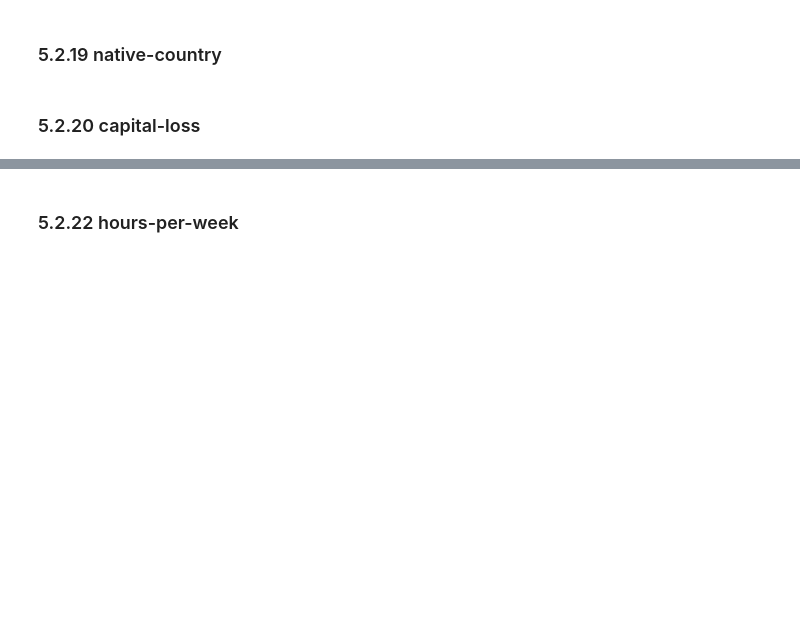
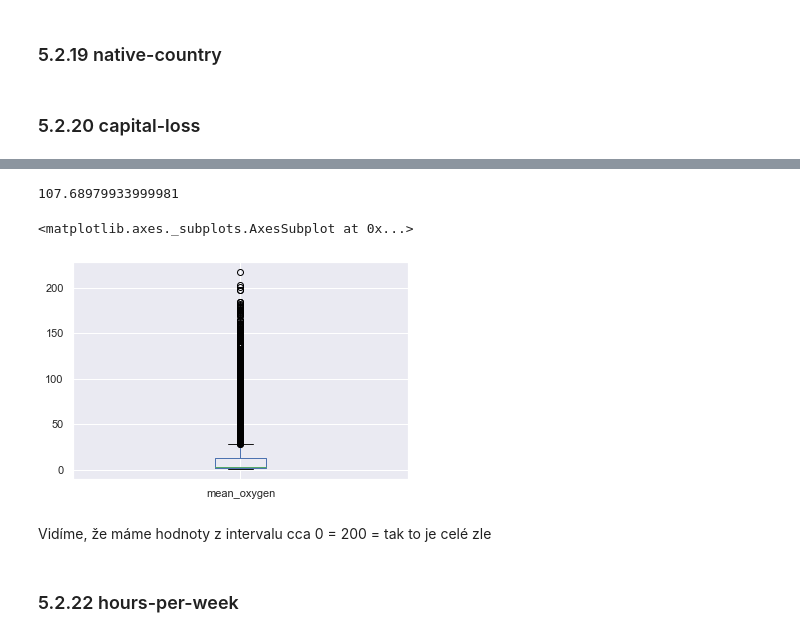
Before and after one commit to jaruji/IAU-project, a Jupyter notebook: IAU - Kocurik, Bedej J., prieskumna analyza.ipynb, the cells around one changed output, grey strips where cells are left out. Cells and saved outputs as stored; diff of their text form; code cells hidden in the pictures; blank space fills up the shorter version.

```diff
--- a/IAU - Kocurik, Bedej J., prieskumna analyza.ipynb
+++ b/IAU - Kocurik, Bedej J., prieskumna analyza.ipynb
@@ -1273,15 +1281,21 @@ array([0, 'f', 'FALSE', 'F', 't', 'TRUE', 'T'], dtype=object)
 Predošlá funkcia nastaví všetkým záznamom, v ktorých je nastavené mužské pohlavie hodnotu pregnant na 0 - false. Taktiež nastaví všetkým záznamom, kde je NaN hodnotu pregnant 0. Teraz je potrebné zmeniť všetky možné tvary tohoto atribútu zmeniť na jednotný tvar - teda na 0 ako false a 1 ako true.
 # %%
 def changePregnant(row):
+
     if str(row['pregnant']) in ("f", "FALSE", "F"):
         return 0;
     if str(row['pregnant']) in ("t", "TRUE", "T"):
         return 1;
+    else:
+        return row['pregnant'];
 
 
 def fixPregnant(df):
+
     df['pregnant'] = df.apply(lambda row: changePregnant(row), axis=1)
+    df = df.rename(columns={'pregnant':'isPregnant'})
     return df;
 
+
 train = fixPregnant(train)
 # %%
@@ -1332,3 +1381,14 @@ train.relationship.unique()
+# %%
+np.percentile(train["mean_oxygen"], 95)
+# %% [output]
+107.68979933999981
+# %%
+train.mean_oxygen.plot(kind = 'box')
+# %% [output]
+<matplotlib.axes._subplots.AxesSubplot at 0x...>
+[figure, added]
+# %% [markdown]
+Vidíme, že máme hodnoty z intervalu cca 0 = 200 = tak to je celé zle
 # %% [markdown]
 ### 5.2.22 hours-per-week
 # %% [markdown]
```
Also changed, not shown: parts of 10 cells of this notebook.
